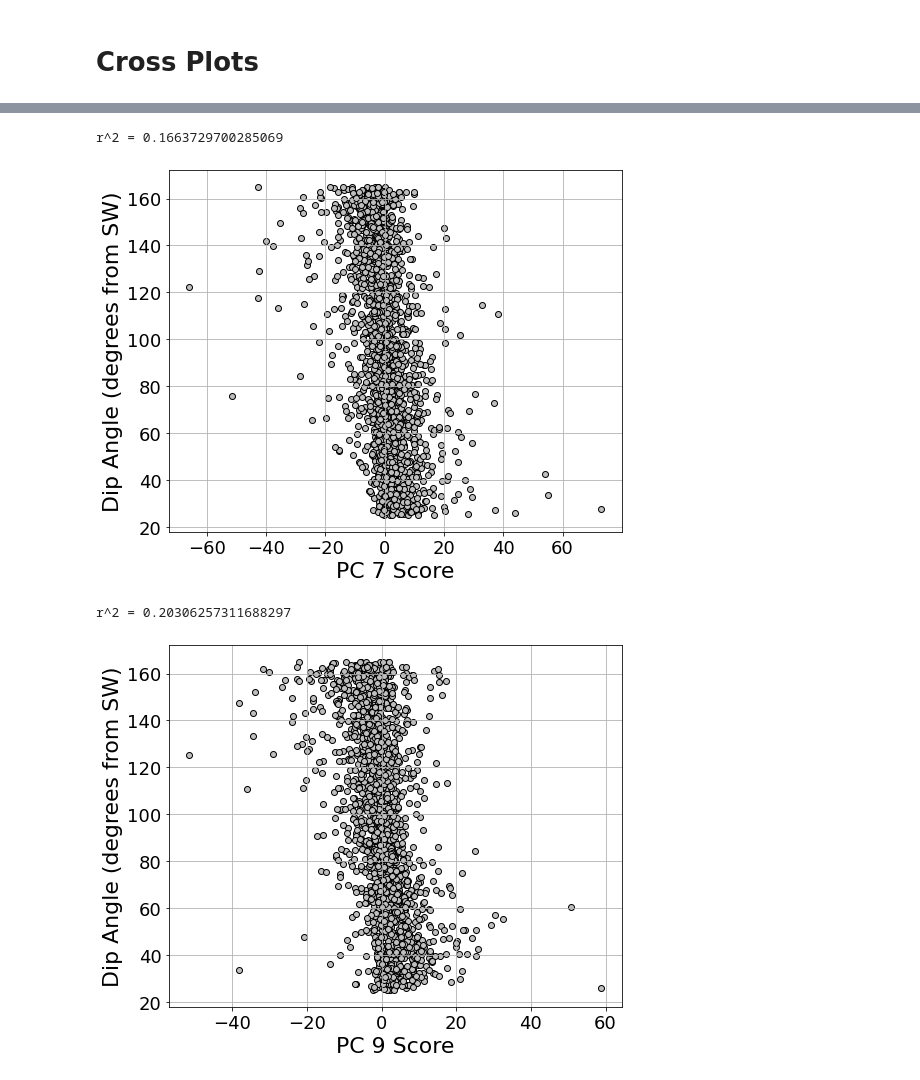
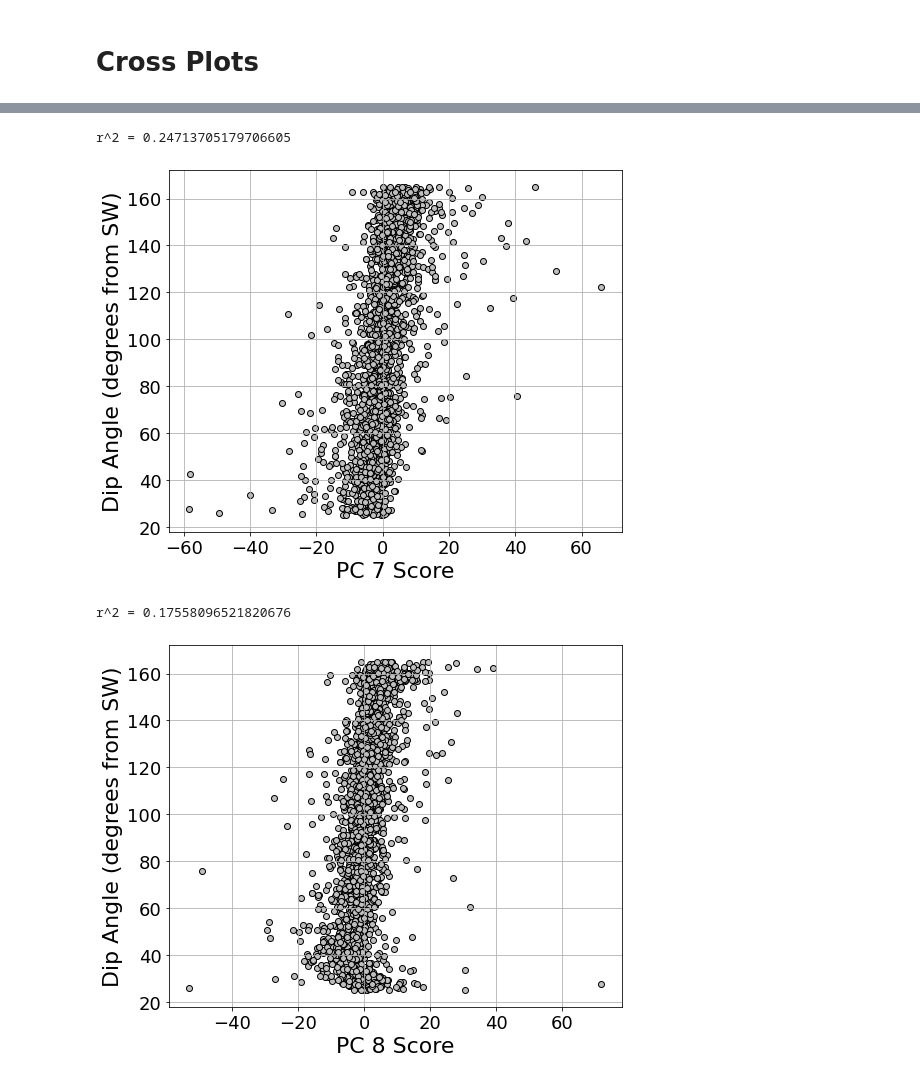
Before and after one commit to ammilten/ERTFaultMonteCarlo, a Jupyter notebook: notebooks/Prior Falsification.ipynb, the cells around one changed output, grey strips where cells are left out. Drawn from its saved outputs; the diff is of its cells as text; code cells hidden in the pictures.

```diff
--- a/notebooks/Prior Falsification.ipynb
+++ b/notebooks/Prior Falsification.ipynb
@@ -65,7 +69,7 @@ fig.tight_layout()
 # %% [markdown]
 # Import the Monte Carlo Data
 # %%
-MCfolder = '../data/MC3/'
+MCfolder = '../data/shallowlayer/'
 rows = 11 # Number of header rows
 # %%
 pfile = MCfolder + 'params.dat'
@@ -450,25 +480,25 @@ plt.grid()
 print('r^2 = '+str(np.corrcoef(S_pc[:,pc],inputs[:,v])[0,1]**2))
 plt.tight_layout()
 # %% [output]
-r^2 = 0.1663729700285069
+r^2 = 0.24713705179706605
-[figure, old version]
+[figure, new version]
 # %%
 v = 0
-pc = 8 #6, 8
+pc = 7 #6, 7
 
 plt.figure(figsize=(7.5,6))
 plt.scatter(S_pc[:,pc],inputs[:,v],color=[0.75,0.75,0.75],edgecolor='k')
-plt.xlabel('PC 9 Score',fontsize=lblsize)
+plt.xlabel('PC 8 Score',fontsize=lblsize)
 plt.ylabel('Dip Angle (degrees from SW)',fontsize=lblsize)
 plt.xticks(fontsize=ticksize)
 plt.yticks(fontsize=ticksize)
 plt.grid()
 
 print('r^2 = '+str(np.corrcoef(S_pc[:,pc],inputs[:,v])[0,1]**2))
 plt.tight_layout()
 # %% [output]
-r^2 = 0.20306257311688297
+r^2 = 0.17558096521820676
-[figure, old version]
+[figure, new version]
 # %%
 
 
```
Also changed, not shown: parts of 20 cells of this notebook, 3 other files.
